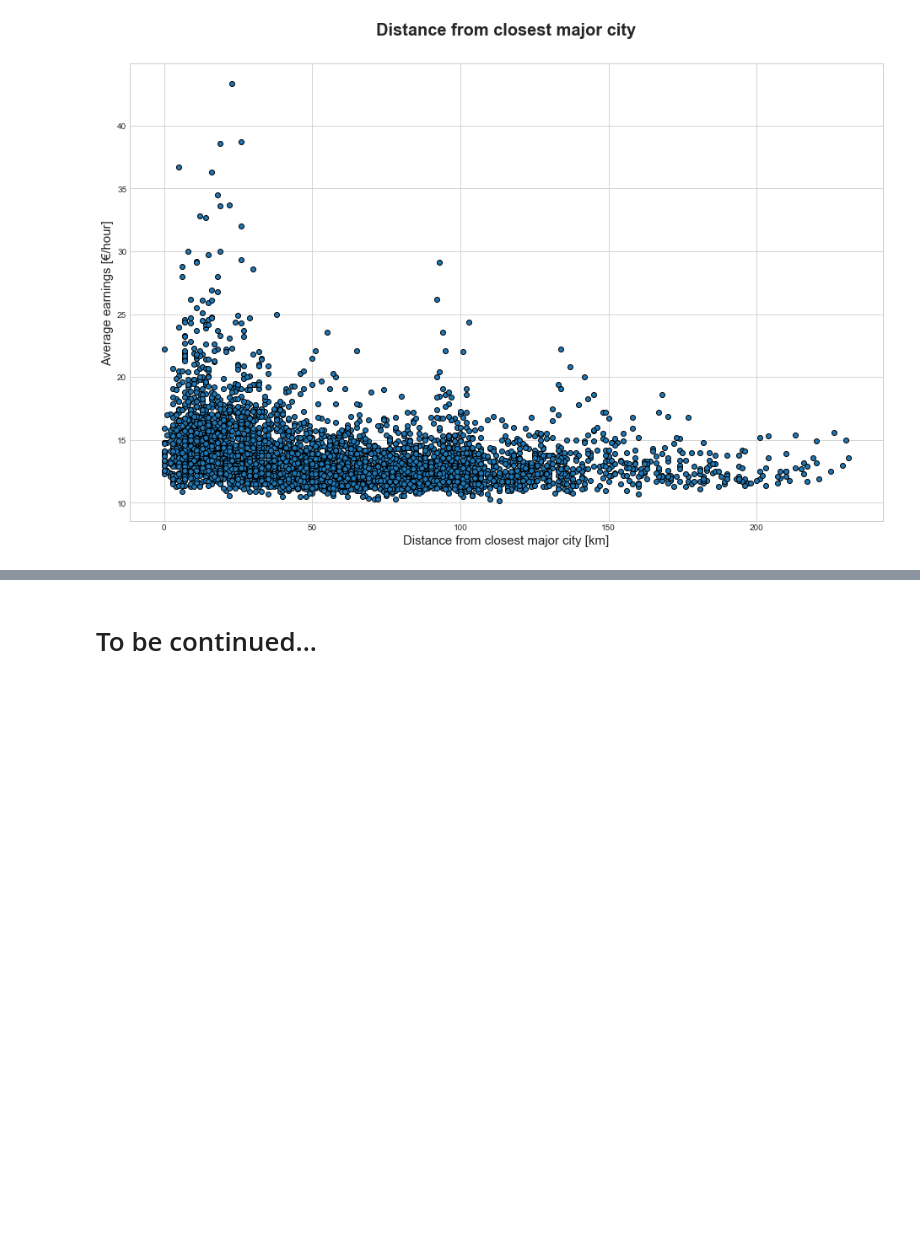
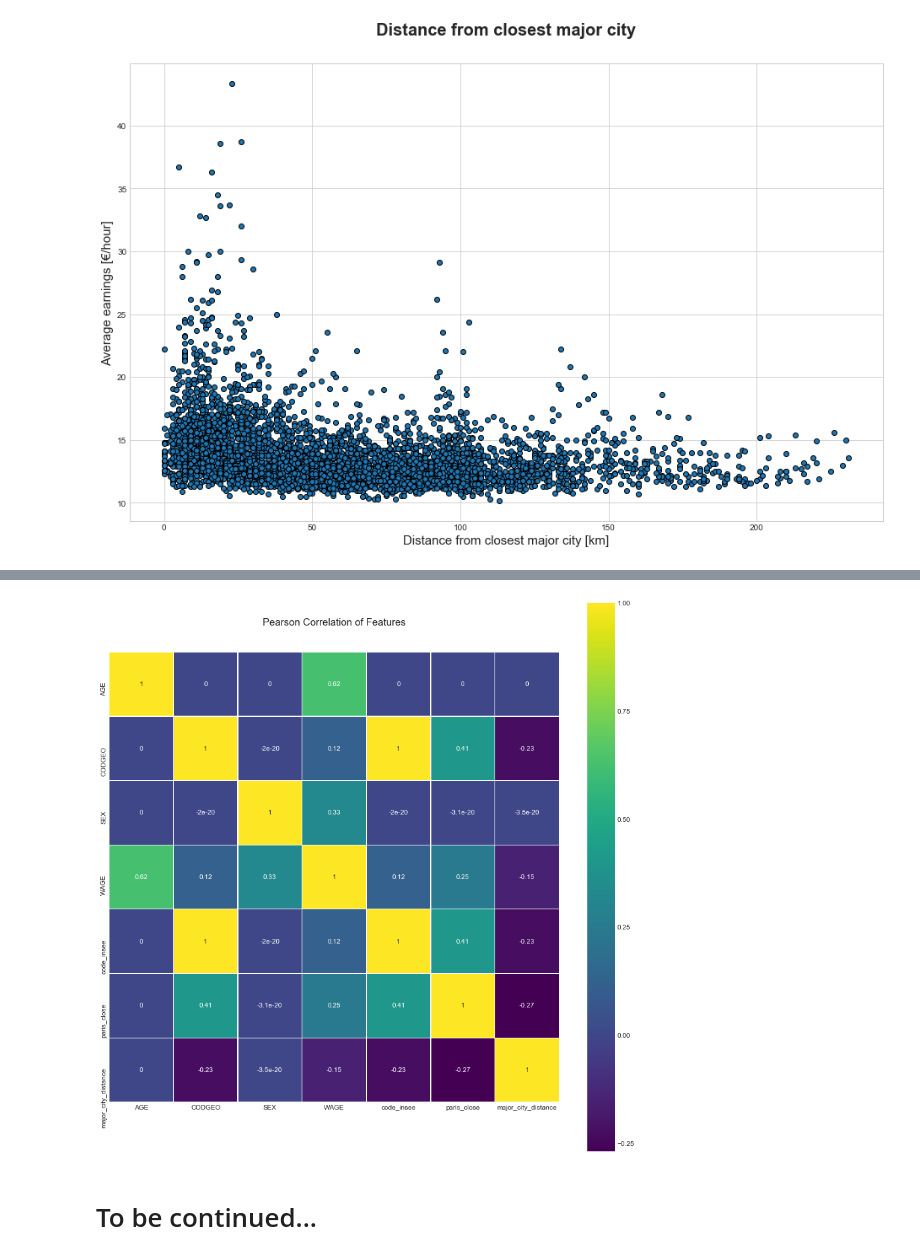
Before and after one commit to SkalskiP/ILearnMachineLearning.py, a Jupyter notebook: 0_Kaggle_projects/French_Salary_Prediction.ipynb, the cells around one changed output, grey strips where cells are left out. Saved outputs shown, nothing was run; the diff lists cells and outputs as text; code cells hidden in the pictures; blank space fills up the shorter version.

Commit message:
dataset marged

```diff
--- a/0_Kaggle_projects/French_Salary_Prediction.ipynb
+++ b/0_Kaggle_projects/French_Salary_Prediction.ipynb
@@ -266,7 +267,6 @@ for index, row in salary.iterrows():
     for key, value in row_fields.items():
         row_dict = {}
         row_dict["CODGEO"] = row["CODGEO"]
-        row_dict["LIBGEO"] = row["LIBGEO"]
         row_dict["SEX"] = value["SEX"]
         row_dict["AGE"] = value["AGE"]
         row_dict["WAGE"] = row[key]
@@ -435,0 +438,4 @@ plt.show()
+# %%
+full_dataset = reformatted_salary.merge(geography[["code_insee", "paris_close", "major_city_distance"]], how="left", left_on='CODGEO', right_on="code_insee")
+# %%
+full_dataset.dropna(inplace = True)
@@ -436,2 +463,10 @@ plt.show()
+# %%
+colormap = plt.cm.viridis
+plt.figure(figsize=(15,15))
+plt.title('Pearson Correlation of Features', y=1.05, size=15)
+sns.heatmap(full_dataset.astype(float).corr(),linewidths=0.1,vmax=1.0, square=True, cmap=colormap, linecolor='white', annot=True)
+plt.show()
+# %% [output]
+[figure, added]
 # %% [markdown]
 # To be continued...
```
Also changed, not shown: parts of 7 cells of this notebook.
